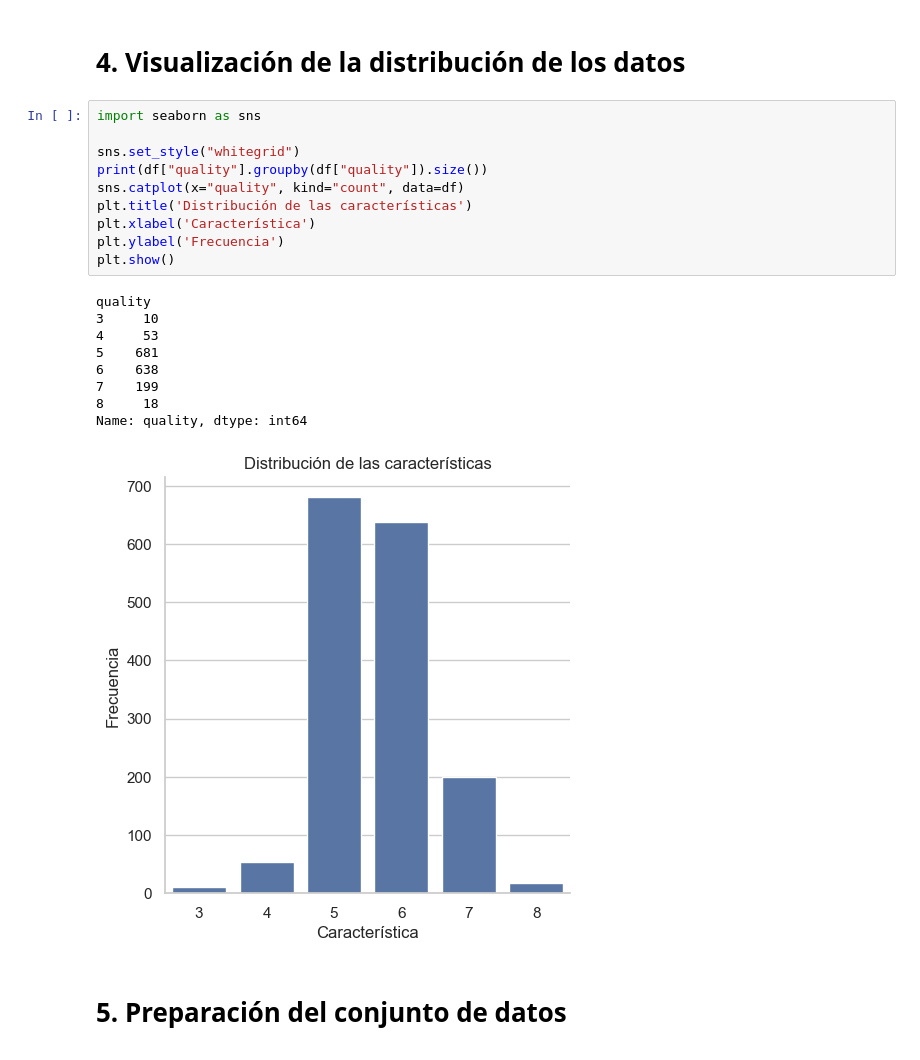
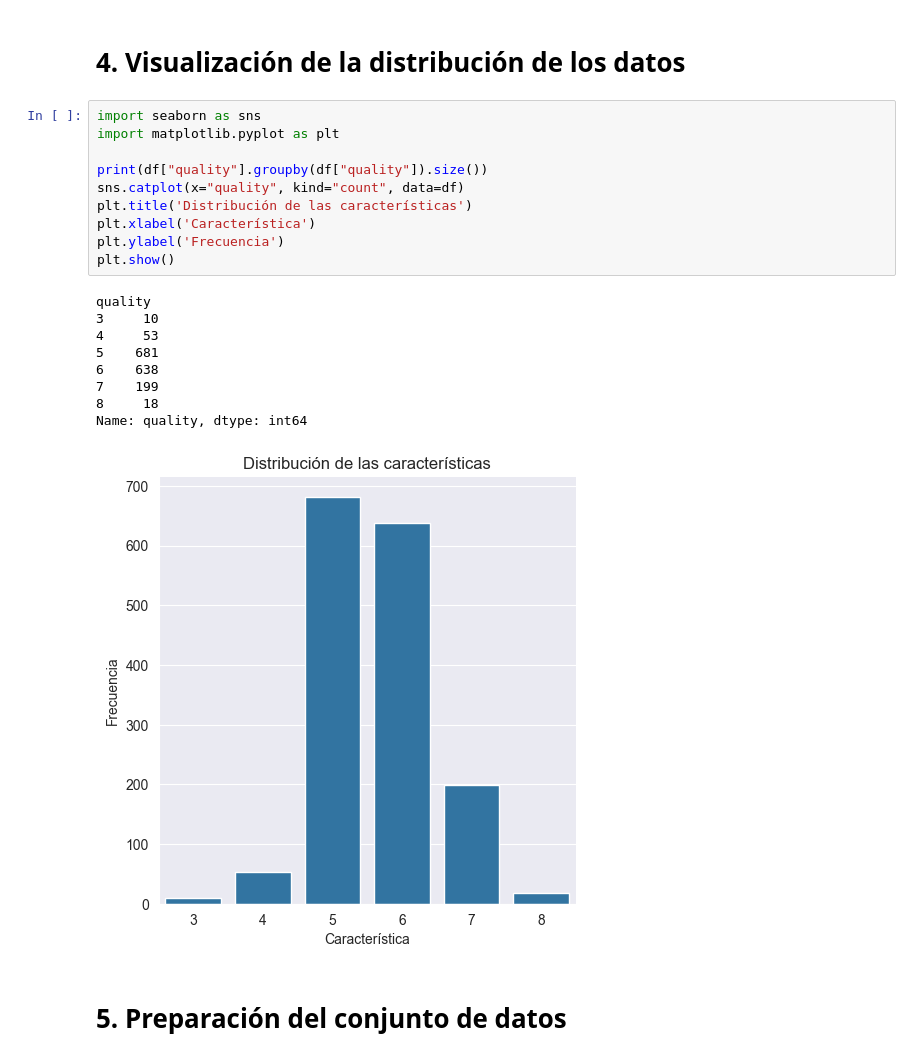
Before and after one commit to a21lofese/SAA, a Jupyter notebook: RandomForest/Ejercicio4.ipynb, the cells around one changed output. Drawn from its saved outputs; the diff is of its cells as text.

```diff
--- a/RandomForest/Ejercicio4.ipynb
+++ b/RandomForest/Ejercicio4.ipynb
@@ -56,24 +35,24 @@ plt.show()
 # 4. Visualización de la distribución de los datos
 # %%
 import seaborn as sns
+import matplotlib.pyplot as plt
 
-sns.set_style("whitegrid")
 print(df["quality"].groupby(df["quality"]).size())
 sns.catplot(x="quality", kind="count", data=df)
 plt.title('Distribución de las características')
 plt.xlabel('Característica')
 plt.ylabel('Frecuencia')
 plt.show()
 # %% [output]
 quality
 3     10
 4     53
 5    681
 6    638
 7    199
 8     18
 Name: quality, dtype: int64
-[figure, old version]
+[figure, new version]
 # %% [markdown]
 # 5. Preparación del conjunto de datos
 # %%
```
Also changed, not shown: parts of 10 cells of this notebook, 22 other files.
